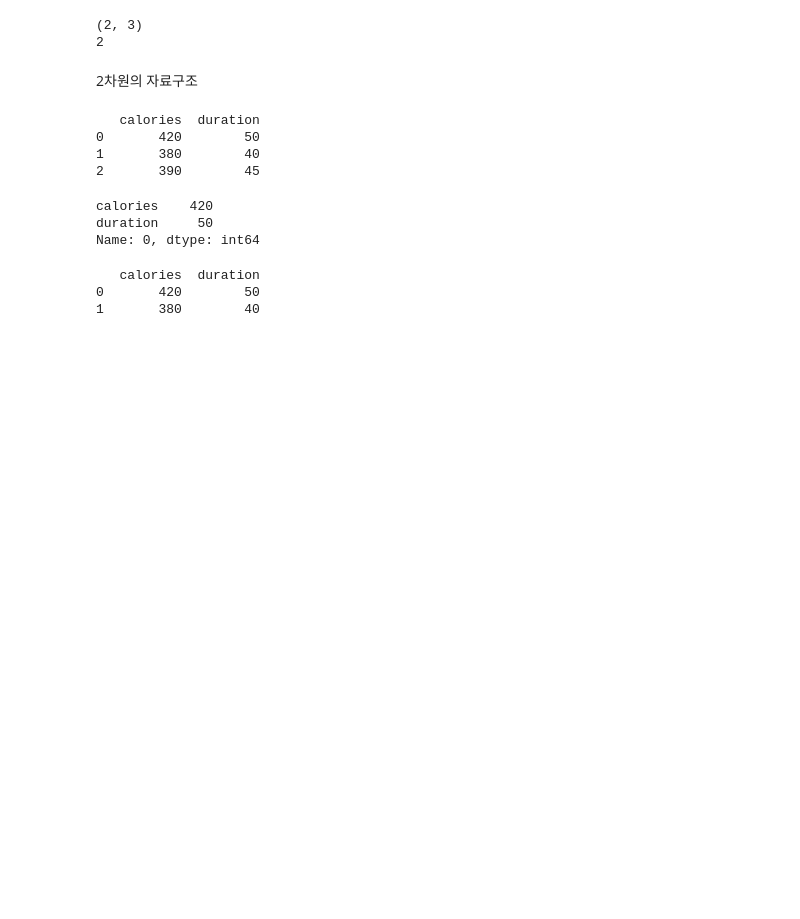
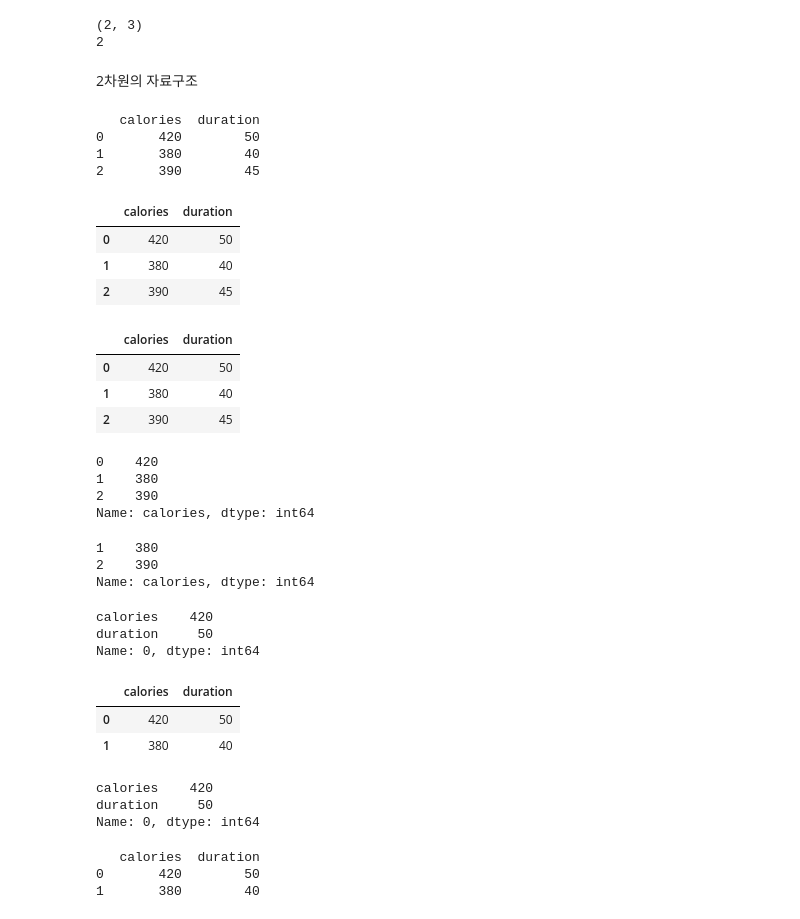
Before and after one commit to iceman67/-Python, a Jupyter notebook: pandas_tutorial_2021.ipynb, the cells around one changed output. Cells and saved outputs as stored; diff of their text form; code cells hidden in the pictures; blank space fills up the shorter version.

```diff
--- a/pandas_tutorial_2021.ipynb
+++ b/pandas_tutorial_2021.ipynb
@@ -278,6 +282,47 @@ print(df)
 0       420        50
 1       380        40
 2       390        45
+# %%
+df.head()
+# %% [output]
+|  | calories | duration |
+| 0 | 420 | 50 |
+| 1 | 380 | 40 |
+| 2 | 390 | 45 |
+# %%
+df.tail()
+# %% [output]
+|  | calories | duration |
+| 0 | 420 | 50 |
+| 1 | 380 | 40 |
+| 2 | 390 | 45 |
+# %%
+ df['calories']
+# %% [output]
+0    420
+1    380
+2    390
+Name: calories, dtype: int64
+# %%
+ df['calories'][1:3]
+# %% [output]
+1    380
+2    390
+Name: calories, dtype: int64
+# %%
+# 첫번재 row의 값
+df.iloc[0]
+# %% [output]
+calories    420
+duration     50
+Name: 0, dtype: int64
+# %%
+# 첫번재-두번째 row의 값
+df.iloc[0:2]
+# %% [output]
+|  | calories | duration |
+| 0 | 420 | 50 |
+| 1 | 380 | 40 |
 # %%
 # 첫번째 row의 값
 print(df.loc[0])
```
Also changed, not shown: parts of 11 cells of this notebook.
